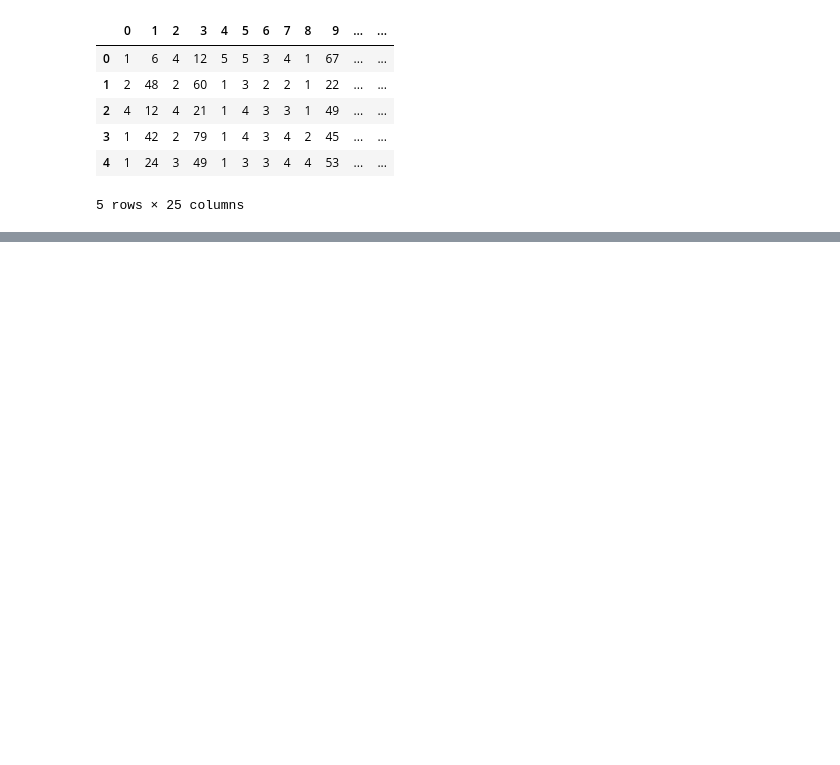
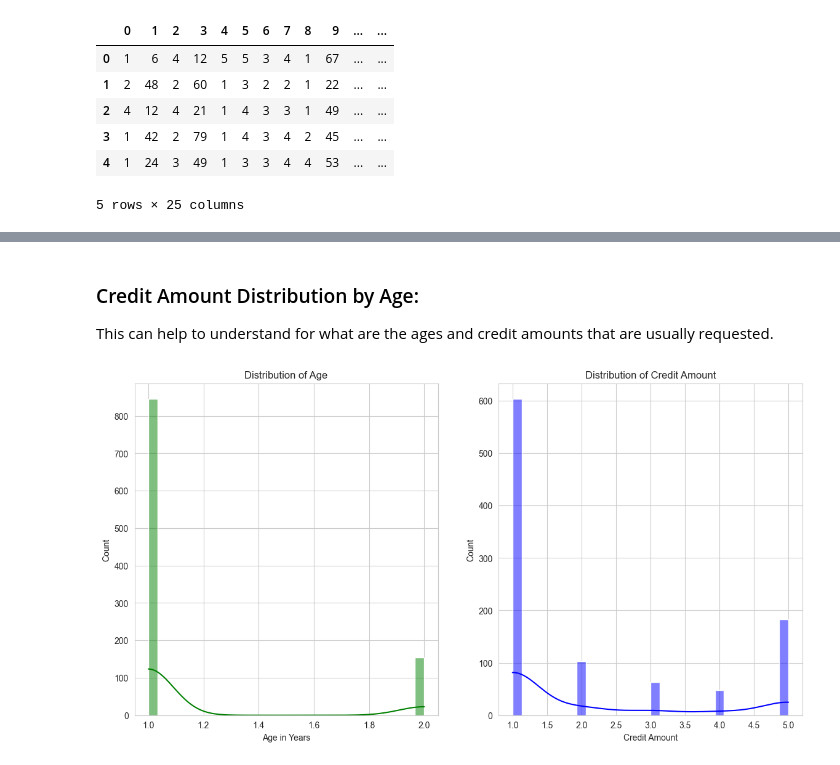
Before and after one commit to Enr1queRojas/Portfolio, a Jupyter notebook: clasic_models/notebooks/german_credit_EDA.ipynb, the cells around one changed output, grey strips where cells are left out. Cells and saved outputs as stored; diff of their text form; code cells hidden in the pictures; blank space fills up the shorter version.

```diff
--- a/clasic_models/notebooks/german_credit_EDA.ipynb
+++ b/clasic_models/notebooks/german_credit_EDA.ipynb
@@ -31,3 +33,21 @@ data.head()
 | 3 | 1 | 42 | 2 | 79 | 1 | 4 | 3 | 4 | 2 | 45 | ... | ... |
 | 4 | 1 | 24 | 3 | 49 | 1 | 3 | 3 | 4 | 4 | 53 | ... | ... |
 5 rows × 25 columns
+# %%
+data=data.iloc[:,:-5]
+# Column names based on the dataset attribute description
+column_names = [
+    "Status of Existing Checking Account", "Duration in Months", "Credit History",
+    "Purpose", "Credit Amount", "Savings Account/Bonds", "Present Employment Since",
+    "Installment Rate in Percentage of Disposable Income", "Personal Status and Sex",
+    "Other Debtors/Guarantors", "Present Residence Since", "Property", "Age in Years",
+    "Other Installment Plans", "Housing", "Number of Existing Credits at This Bank",
+    "Job", "Number of People Liable to Provide Maintenance For", "Telephone",
+    "Foreign Worker"
+]
+
+# Assign column names to the DataFrame
+data.columns = column_names
+
+# Verify the column names were added successfully
+data.head()
@@ -33,0 +116,15 @@ data.head()
+# %% [markdown]
+### Credit Amount Distribution by Age:
+This can help to understand for what are the ages and credit amounts that are usually requested.
+# %%
+plt.figure(figsize=(14, 7))
+plt.subplot(1, 2, 1)
+sns.histplot(data['Age in Years'], bins=30, color='green', kde=True)
+plt.title('Distribution of Age')
+
+plt.subplot(1, 2, 2)
+sns.histplot(data['Credit Amount'], bins=30, color='blue', kde=True)
+plt.title('Distribution of Credit Amount')
+plt.show()
+# %% [output]
+[figure, added]
```
Also changed, not shown: parts of 16 cells of this notebook.
